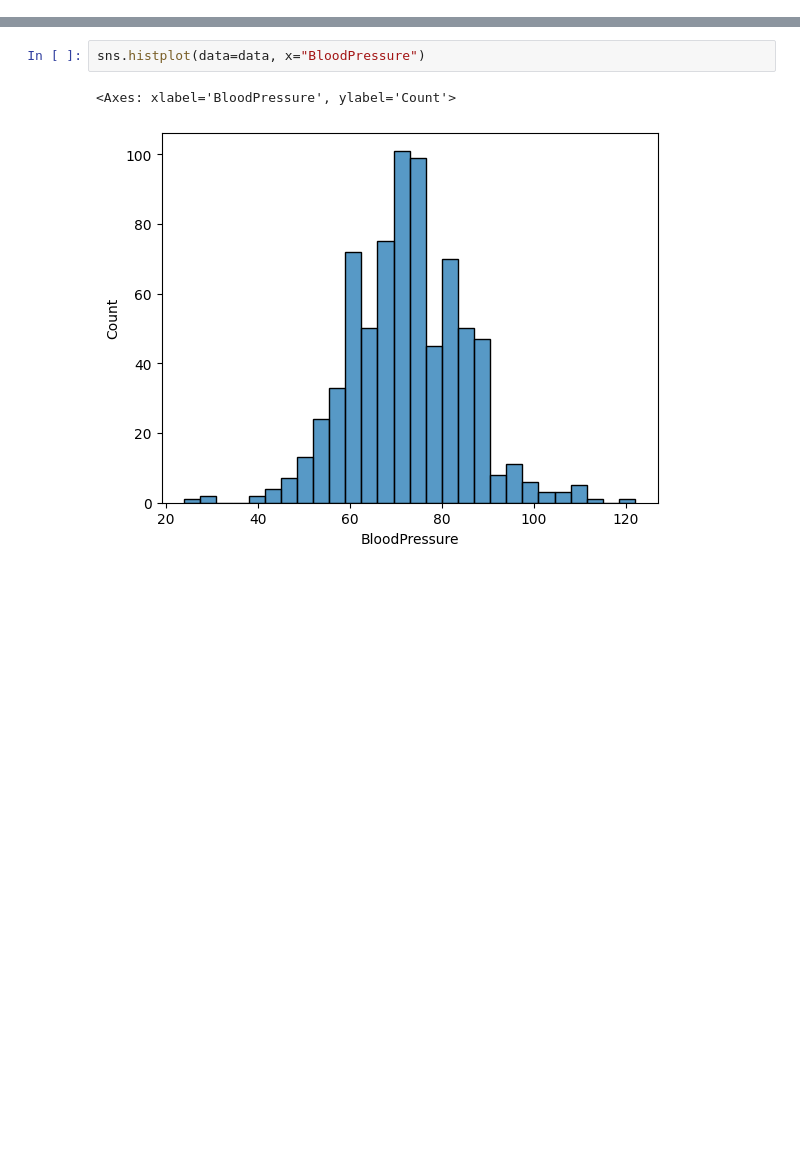
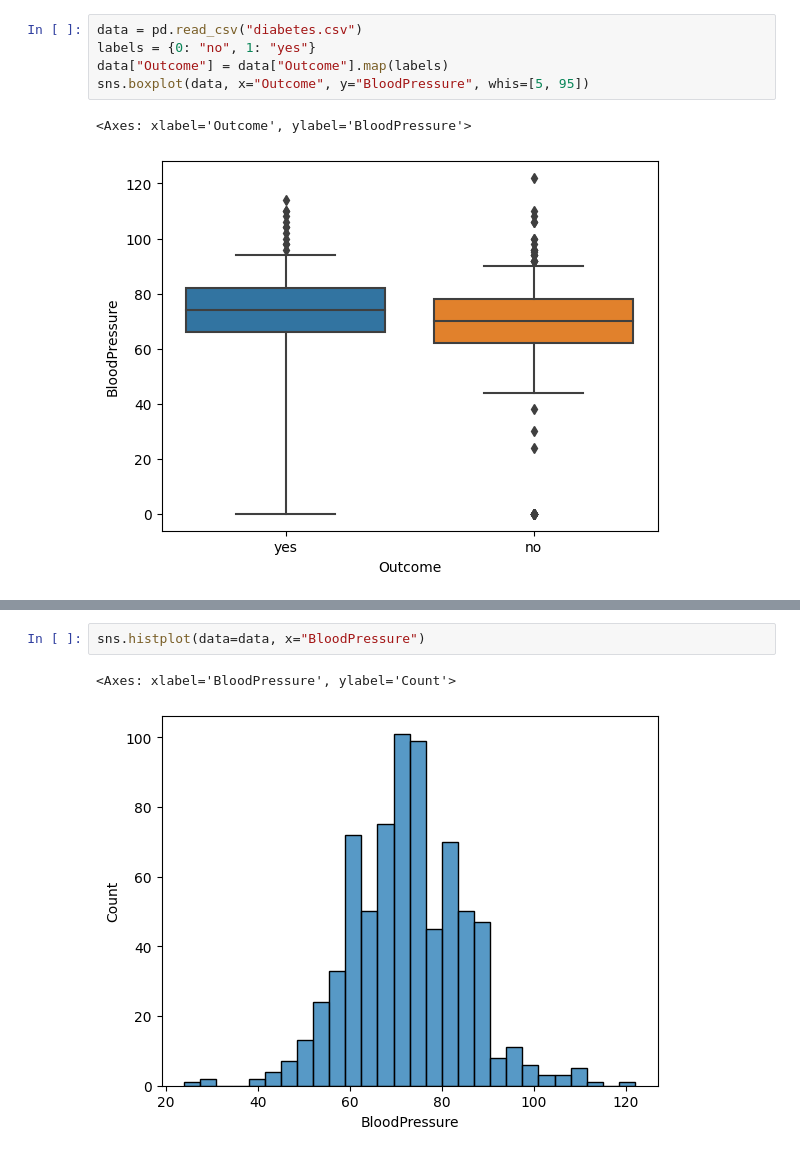
Before and after one commit to pesikj/PythonProDataScience, a Jupyter notebook: 05/lekce.ipynb, the cells around one changed output, grey strips where cells are left out. Cells and saved outputs as stored; diff of their text form; blank space fills up the shorter version.

```diff
--- a/05/lekce.ipynb
+++ b/05/lekce.ipynb
@@ -23,2 +22,10 @@ data.describe()
+# %%
+data = pd.read_csv("diabetes.csv")
+labels = {0: "no", 1: "yes"}
+data["Outcome"] = data["Outcome"].map(labels)
+sns.boxplot(data, x="Outcome", y="BloodPressure", whis=[5, 95])
+# %% [output]
+<Axes: xlabel='Outcome', ylabel='BloodPressure'>
+[figure, added]
 # %%
 data = data[data["BloodPressure"] > 0]
```
Also changed, not shown: parts of 50 cells of this notebook, 7 other files.
